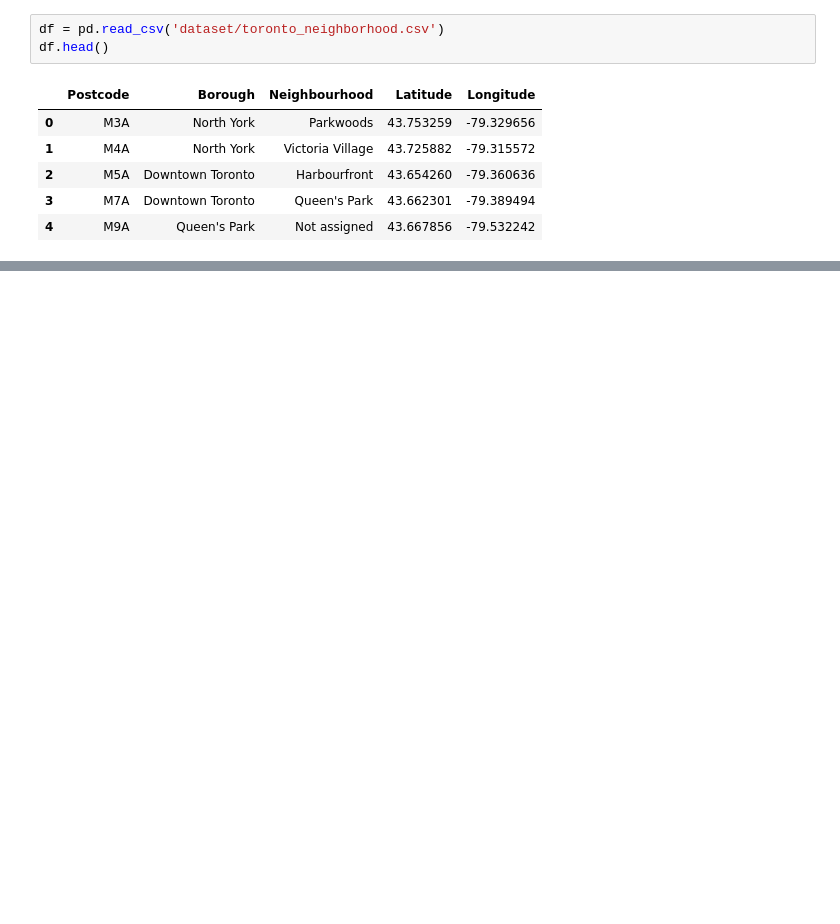
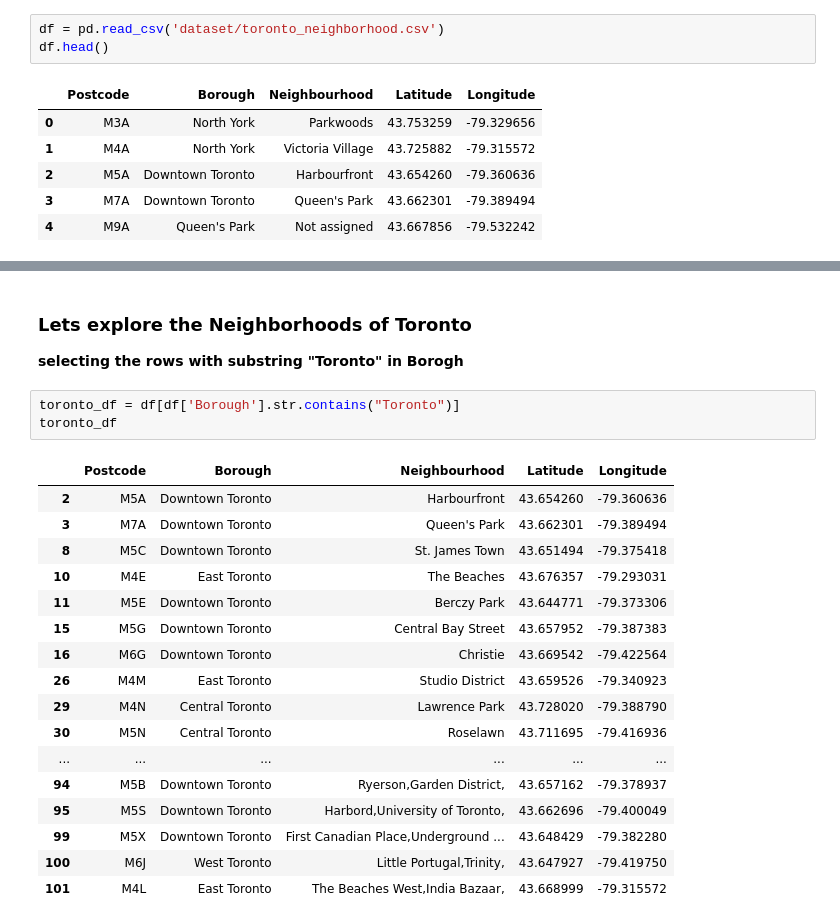
Before and after one commit to joshy-joy/Coursera_Capstone, a Jupyter notebook: week 3/Segmenting and Clustering Neighborhoods in Toronto - Part 3.ipynb, the cells around one changed output, grey strips where cells are left out. Cells and saved outputs as stored; diff of their text form; blank space fills up the shorter version.

```diff
--- a/week 3/Segmenting and Clustering Neighborhoods in Toronto - Part 3.ipynb
+++ b/week 3/Segmenting and Clustering Neighborhoods in Toronto - Part 3.ipynb
@@ -20,0 +77,26 @@ df.head()
+# %% [markdown]
+### Lets explore the Neighborhoods of Toronto
+
+
+**selecting the rows with substring "Toronto" in Borogh**
+# %%
+toronto_df = df[df['Borough'].str.contains("Toronto")]
+toronto_df
+# %% [output]
+|  | Postcode | Borough | Neighbourhood | Latitude | Longitude |
+| 2 | M5A | Downtown Toronto | Harbourfront | 43.654260 | -79.360636 |
+| 3 | M7A | Downtown Toronto | Queen's Park | 43.662301 | -79.389494 |
+| 8 | M5C | Downtown Toronto | St. James Town | 43.651494 | -79.375418 |
+| 10 | M4E | East Toronto | The Beaches | 43.676357 | -79.293031 |
+| 11 | M5E | Downtown Toronto | Berczy Park | 43.644771 | -79.373306 |
+| 15 | M5G | Downtown Toronto | Central Bay Street | 43.657952 | -79.387383 |
+| 16 | M6G | Downtown Toronto | Christie | 43.669542 | -79.422564 |
+| 26 | M4M | East Toronto | Studio District | 43.659526 | -79.340923 |
+| 29 | M4N | Central Toronto | Lawrence Park | 43.728020 | -79.388790 |
+| 30 | M5N | Central Toronto | Roselawn | 43.711695 | -79.416936 |
+| ... | ... | ... | ... | ... | ... |
+| 94 | M5B | Downtown Toronto | Ryerson,Garden District, | 43.657162 | -79.378937 |
+| 95 | M5S | Downtown Toronto | Harbord,University of Toronto, | 43.662696 | -79.400049 |
+| 99 | M5X | Downtown Toronto | First Canadian Place,Underground ... | 43.648429 | -79.382280 |
+| 100 | M6J | West Toronto | Little Portugal,Trinity, | 43.647927 | -79.419750 |
+| 101 | M4L | East Toronto | The Beaches West,India Bazaar, | 43.668999 | -79.315572 |
```
Also changed, not shown: parts of 14 cells of this notebook.
